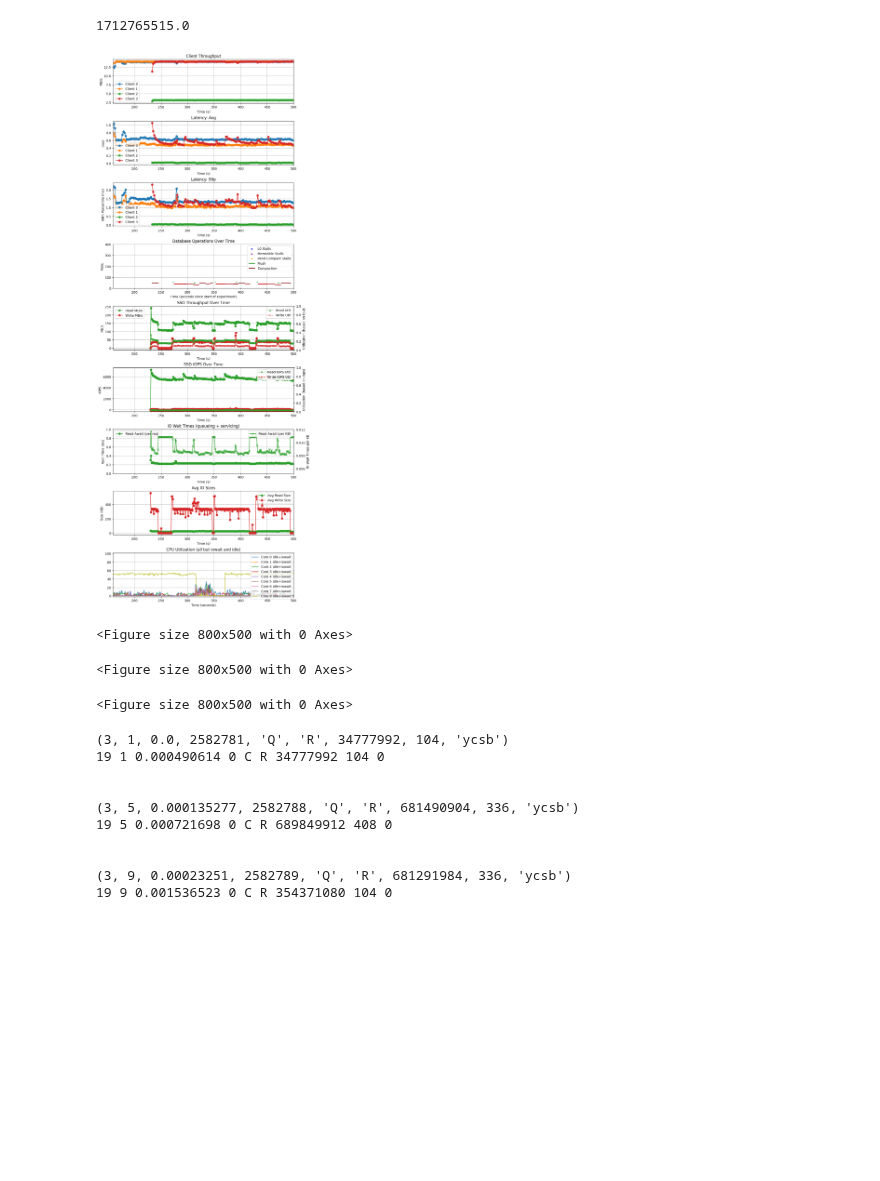
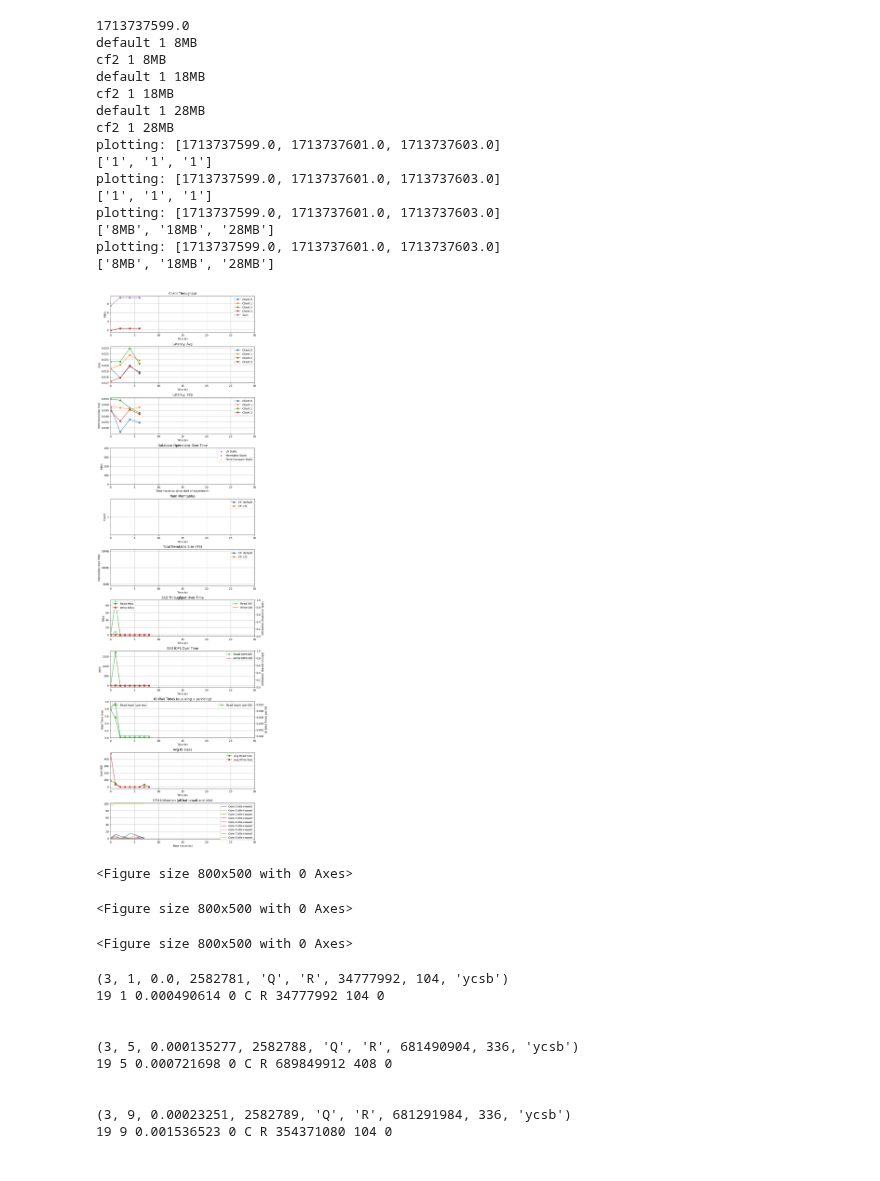
Before and after one commit to tyler-griggs/YCSB-cpp, a Jupyter notebook: analysis.ipynb, the cells around one changed output. Cells and saved outputs as stored; diff of their text form; code cells hidden in the pictures; blank space fills up the shorter version.

Commit message:
add plotting for memtable size

```diff
--- a/analysis.ipynb
+++ b/analysis.ipynb
@@ -7,8 +7,8 @@ stat_dump_interval_s = 2
 
 def plot_client_results(axs, xlim):
     # Define the file paths
-    input_file_path = 'agg_thread.txt'
-    # input_file_path = 'status_thread.txt'
+    # input_file_path = 'agg_thread.txt'
+    input_file_path = 'status_thread.txt'
     # input_file_path = 'status_thread2.txt'
 
     # Initialize a dictionary to hold the data
@@ -19,6 +19,9 @@ def plot_client_results(axs, xlim):
 
     # data_regex = re.compile(r'.*(\d+) operations; \[(READ|UPDATE): Count=(\d+) Max=\d+\.\d+ Min=\d+\.\d+ Avg=(\d+\.\d+) 90=\d+\.\d+ 99=(\d+\.\d+) 99.9=(\d+\.\d+) 99.99=\d+\.\d+\]')
     data_regex = re.compile(r'(\d{4}-\d{2}-\d{2} \d{2}:\d{2}:\d{2}).*operations; \[(READ|UPDATE|INSERT): Count=(\d+) Max=\d+\.\d+ Min=\d+\.\d+ Avg=(\d+\.\d+) 90=\d+\.\d+ 99=(\d+\.\d+) 99.9=(\d+\.\d+) 99.99=\d+\.\d+\]')
+
+    memtable_regex = re.compile(r'^memtables,([^,]+),(\d+),(\d+MB)$')
+
     def timestamp_to_seconds(timestamp_str):
         timestamp = datetime.strptime(timestamp_str, '%Y-%m-%d %H:%M:%S')
         epoch = datetime(1970, 1, 1)
@@ -61,7 +64,15 @@ def plot_client_results(axs, xlim):
                         client_data[client_id]['999'].append(float(p999)/1000)
                         client_data[client_id]['ts'].append(timestamp_s)
 
+                j = i + 2
+                while j < len(lines):
+                    memtable_match = memtable_regex.match(lines[j])
+                    if not memtable_match:
+                        break
+                    j += 1
 
+                    cf_name, memtable_count, memtables_size = memtable_match.group(1,2,3)
+                    print(cf_name, memtable_count, memtables_size)
 
     def plot_metric(metric, title, ylabel, fig_loc):
         plt.figure(figsize=(8, 5))
@@ -89,7 +100,7 @@ def plot_client_results(axs, xlim):
             if len(time_points) > len(client_tput_avgs):
                 time_points = time_points[:(len(client_tput_avgs)-len(time_points))]
             # axs[fig_loc[0]].plot(time_points, client_tput_avgs, marker='o', label='Average', color='black')
-            # axs[fig_loc[0]].plot(time_points, client_tput_sums, marker='o', label='Sum')
+            axs[fig_loc[0]].plot(time_points, client_tput_sums, marker='o', label='Sum')
 
         axs[fig_loc[0]].set_title(title)
         axs[fig_loc[0]].set_xlabel('Time (s)')
@@ -408,24 +498,39 @@ def plot_cpu_util(axs, start_time_shift, xlim, fig_loc):
     axs[fig_loc[0]].set_ylim(-2, 102)
 # %%
 def generate_plots(xlim):
-  fig, axs = plt.subplots(9, 1, figsize=(10, 30))
+  fig, axs = plt.subplots(11, 1, figsize=(10, 38))
   plt.subplots_adjust(hspace=0.4)
   start_time = plot_client_results(axs, xlim)
   plot_rocksdb_events(axs, start_time, xlim, (3,0))
+  plot_memtable_stats(axs, xlim, start_time, [(4, 0), (5,0)])
 
-  start_time_shift = 230
-  plot_overall_tputs(axs, start_time_shift, xlim, (4,0))
-  plot_overall_iops(axs, start_time_shift, xlim, (5,0))
-  plot_io_waittimes(axs, start_time_shift, xlim, (6,0))
-  plot_io_reqsize(axs, start_time_shift, xlim, (7,0))
-  plot_cpu_util(axs, start_time_shift, xlim, (8,0))
+  start_time_shift = 0
+  plot_overall_tputs(axs, start_time_shift, xlim, (6,0))
+  plot_overall_iops(axs, start_time_shift, xlim, (7,0))
+  plot_io_waittimes(axs, start_time_shift, xlim, (8,0))
+  plot_io_reqsize(axs, start_time_shift, xlim, (9,0))
+  plot_cpu_util(axs, start_time_shift, xlim, (10,0))
   plt.show()
 
-xlim = (160, 500)
+xlim = (0, 30)
 generate_plots(xlim)
 # %% [output]
-1712765515.0
+1713737599.0
+default 1 8MB
+cf2 1 8MB
+default 1 18MB
+cf2 1 18MB
+default 1 28MB
+cf2 1 28MB
+plotting: [1713737599.0, 1713737601.0, 1713737603.0]
+['1', '1', '1']
+plotting: [1713737599.0, 1713737601.0, 1713737603.0]
+['1', '1', '1']
+plotting: [1713737599.0, 1713737601.0, 1713737603.0]
+['8MB', '18MB', '28MB']
+plotting: [1713737599.0, 1713737601.0, 1713737603.0]
+['8MB', '18MB', '28MB']
-[figure, old version]
+[figure, new version]
 <Figure size 800x500 with 0 Axes>
 <Figure size 800x500 with 0 Axes>
 <Figure size 800x500 with 0 Axes>
```
Also changed, not shown: parts of 1 cell of this notebook, 1 other file.
